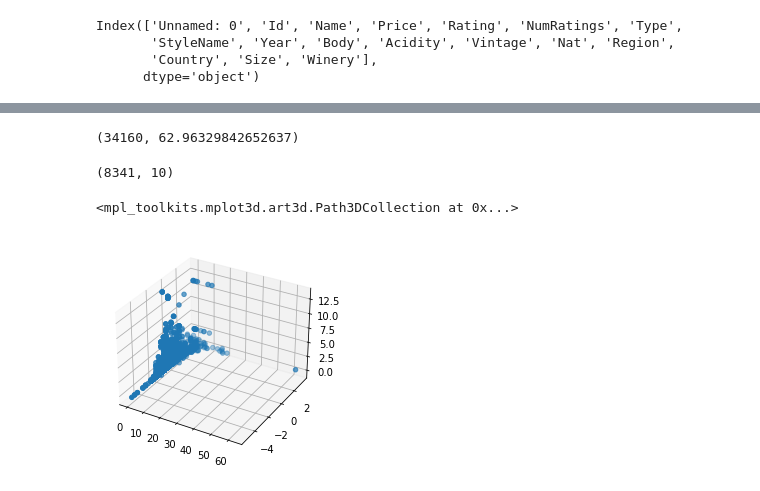
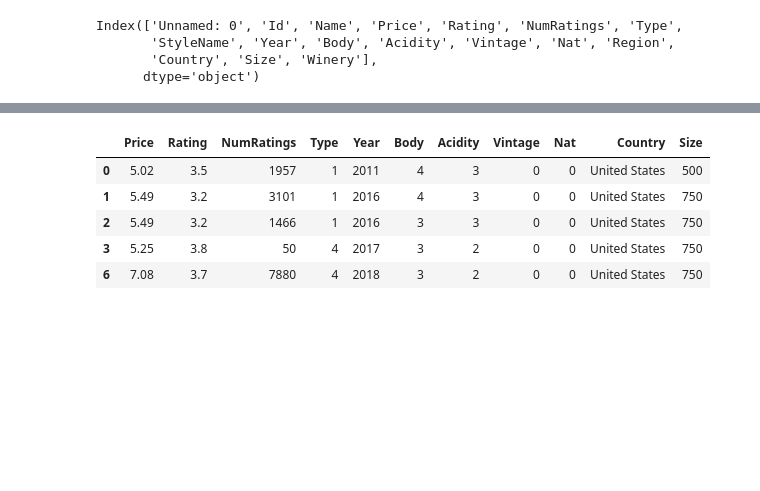
Before and after one commit to vcampos4545/ORIE-4740-Final-Project, a Jupyter notebook: WineDataAnalysis.ipynb, the cells around one changed output, grey strips where cells are left out. Drawn from its saved outputs; the diff is of its cells as text; code cells hidden in the pictures; blank space fills up the shorter version.

```diff
--- a/WineDataAnalysis.ipynb
+++ b/WineDataAnalysis.ipynb
@@ -91,21 +37,0 @@ plt.show()
-# %%
-numeric_scaled.argmax(), numeric_scaled.max()
-# %% [output]
-(34160, 62.96329842652637)
-# %%
-no_outlier_first = numeric_scaled[:34160//len(numeric_scaled),:]
-no_outlier_last = numeric_scaled[34160//len(numeric_scaled)+1:,:]
-no_outlier = np.concatenate((no_outlier_first, no_outlier_last))
-no_outlier.shape
-# %% [output]
-(8341, 10)
-# %%
-import matplotlib.pyplot as plt
-from mpl_toolkits.mplot3d import Axes3D
-fig = plt.figure()
-ax = fig.add_subplot(111, projection='3d')
-
-ax.scatter(no_outlier[:,0], no_outlier[:,1], no_outlier[:,2])
-# %% [output]
-<mpl_toolkits.mplot3d.art3d.Path3DCollection at 0x...>
-[figure, removed]
@@ -114,0 +38,13 @@ X_train, X_test = numeric.loc[:index,:], numeric.loc[index:,:]
+# %%
+#Drop all categorical/useless columns
+numeric = df.drop(columns=['Unnamed: 0', 'Id', 'Name', 'StyleName', 'Region', 'Winery'])
+#Drop all records with body or acidity = -1
+numeric = numeric.loc[~((numeric["Body"] == -1) | (numeric["Acidity"] == -1) | (numeric["Year"] == 0))]
+numeric.head()
+# %% [output]
+|  | Price | Rating | NumRatings | Type | Year | Body | Acidity | Vintage | Nat | Country | Size |
+| 0 | 5.02 | 3.5 | 1957 | 1 | 2011 | 4 | 3 | 0 | 0 | United States | 500 |
+| 1 | 5.49 | 3.2 | 3101 | 1 | 2016 | 4 | 3 | 0 | 0 | United States | 750 |
+| 2 | 5.49 | 3.2 | 1466 | 1 | 2016 | 3 | 3 | 0 | 0 | United States | 750 |
+| 3 | 5.25 | 3.8 | 50 | 4 | 2017 | 3 | 2 | 0 | 0 | United States | 750 |
+| 6 | 7.08 | 3.7 | 7880 | 4 | 2018 | 3 | 2 | 0 | 0 | United States | 750 |
```
Also changed, not shown: parts of 46 cells of this notebook.
